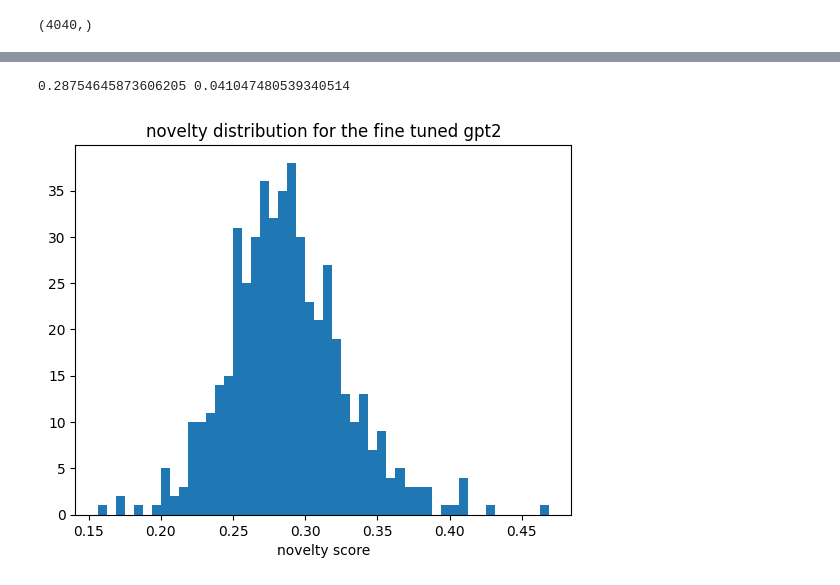
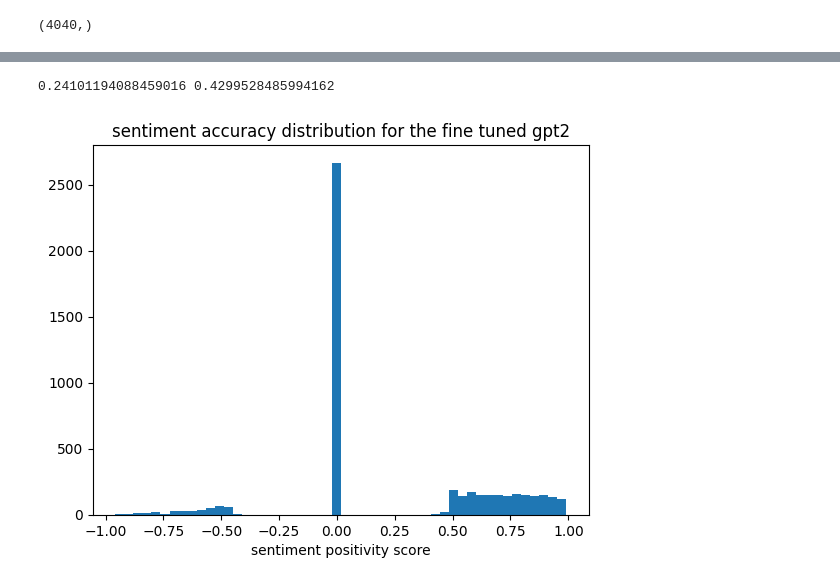
Before and after one commit to zczlsde/SentiBot, a Jupyter notebook: Baseline/run.ipynb, the cells around one changed output, grey strips where cells are left out. Saved outputs shown, nothing was run; the diff lists cells and outputs as text; code cells hidden in the pictures.

```diff
--- a/Baseline/run.ipynb
+++ b/Baseline/run.ipynb
@@ -147,13 +151,11 @@ np.savetxt('./pre_computed/rl_novelty_scores.txt', novelty_rl, delimiter=',')
 # %%
-
-novelty_rl = np.loadtxt('./pre_computed/rl_novelty_scores.txt', delimiter=',')
-novelty_rl = novelty_rl.flatten()
-print(np.mean(novelty_rl), np.std(novelty_rl))
+sentiment_accuracy = np.loadtxt('./pre_computed/baseline_sentiment_scores.txt', delimiter=',')
+print(np.mean(sentiment_accuracy), np.std(sentiment_accuracy))
 plt.figure()
-plt.hist(novelty_rl, bins=50)
-plt.title("novelty distribution for the fine tuned gpt2")
-plt.xlabel("novelty score")
+plt.hist(sentiment_accuracy, bins=50)
+plt.title("sentiment accuracy distribution for the fine tuned gpt2")
+plt.xlabel("sentiment positivity score")
 plt.show()
 # %% [output]
-0.28754645873606205 0.041047480539340514
+0.24101194088459016 0.4299528485994162
-[figure, old version]
+[figure, new version]
```
Also changed, not shown: parts of 6 cells of this notebook, 3 other files.
